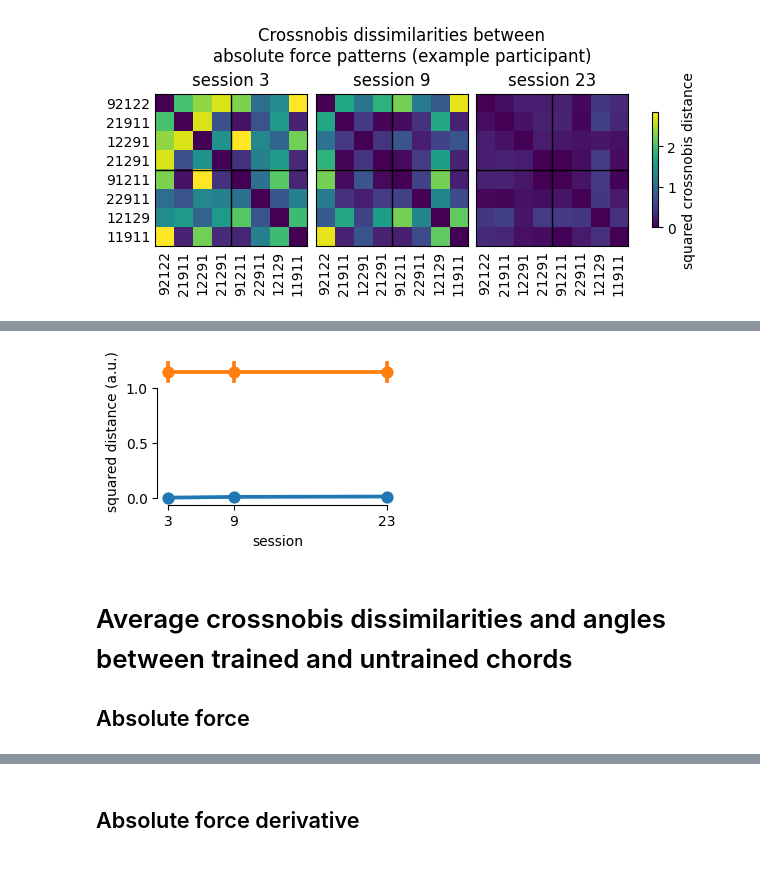
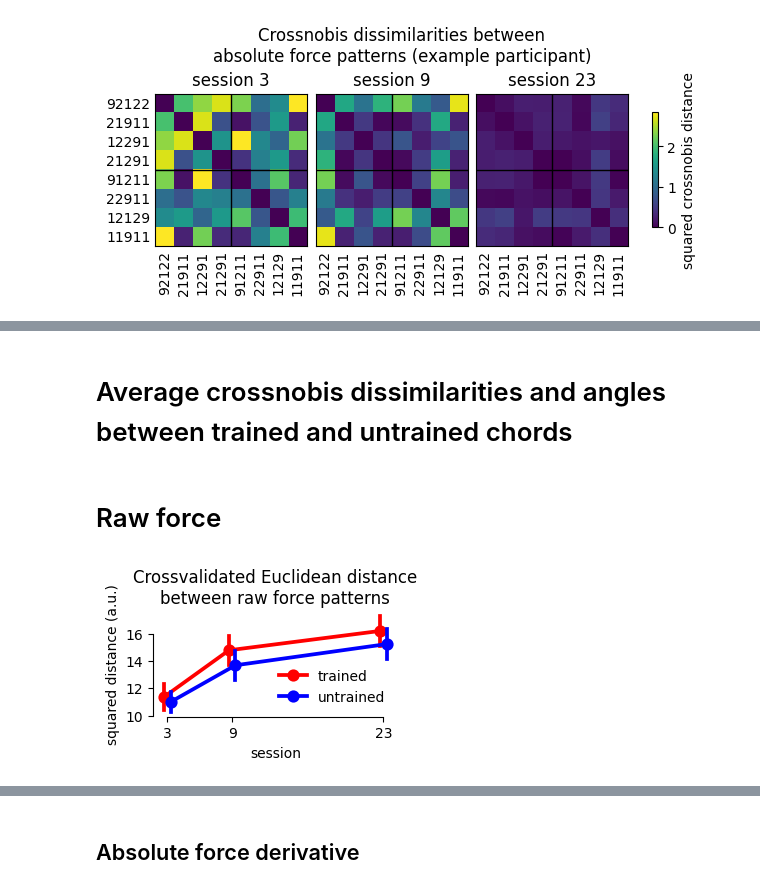
Before and after one commit to mnlmrc/EFC_learningfMRI, a Jupyter notebook: notebooks/pattern_force.ipynb, the cells around one changed output, grey strips where cells are left out. Saved outputs shown, nothing was run; the diff lists cells and outputs as text; code cells hidden in the pictures.

```diff
--- a/notebooks/pattern_force.ipynb
+++ b/notebooks/pattern_force.ipynb
@@ -64,21 +123,26 @@ plt.show()
+# %% [markdown]
+# Average crossnobis dissimilarities and angles between trained and untrained chords
+# %%
+dist_force            = pd.read_csv(os.path.join(gl.baseDir, gl.pcmDir, 'dissimilarity.within_session.force.tsv'), sep='\t')
+dist_force            = dist_force[dist_force.chord.isin(hue_order)]
+dist_force_g          = dist_force.groupby(['sn', 'session', 'chord', 'force_metric']).mean(numeric_only=True).reset_index()
+dist_force_g.session  = dist_force_g.session.astype(int)
+dist_force_g['theta'] = np.arccos(np.clip(1 - dist_force_g.cosine, -1, 1))
+# %% [markdown]
+# Raw force
 # %%
-dist_force = pd.read_csv(os.path.join(gl.baseDir, gl.pcmDir, 'dissimilarity_ancova.within_session.force.tsv'), sep='\t')
-dist_force = dist_force[dist_force.chord.isin(hue_order)]
-dist_force_g = dist_force.groupby(['sn', 'session', 'chord', 'metric']).mean(numeric_only=True).reset_index()
-dist_force_g.session = dist_force_g.session.astype(int)
-
 fig, ax = plt.subplots(figsize=(3, 2), constrained_layout=True)
 
-sb.pointplot(ax=ax, data=dist_force_g[dist_force_g.metric=='der'], x='session', y='cosine_slope_chord', errorbar='se',  native_scale=True)
-sb.pointplot(ax=ax, data=dist_force_g[dist_force_g.metric=='der'], x='session', y='cosine_slope_group', errorbar='se',  native_scale=True)
+sb.pointplot(ax=ax, data=dist_force_g[dist_force_g.force_metric=='raw'], x='session', y='crossnobis', hue='chord', hue_order=hue_order, palette=palette, errorbar='se', dodge=.1, native_scale=True)
 ax.set_xticks(gl.sessions)
 sb.despine(ax=ax, trim=True)
 ax.set_ylabel('squared distance (a.u.)')
 ax.legend(frameon=False, loc='lower right')
 ax.set_xlabel('session')
 sb.despine(ax=ax, trim=True)
+
+ax.set_title('Crossvalidated Euclidean distance\nbetween raw force patterns')
+
+plt.show()
 # %% [output]
-[figure, old version]
+[figure, new version]
-# %% [markdown]
-# Average crossnobis dissimilarities and angles between trained and untrained chords
-## Absolute force
```
Also changed, not shown: parts of 13 cells of this notebook, 25 other files.
